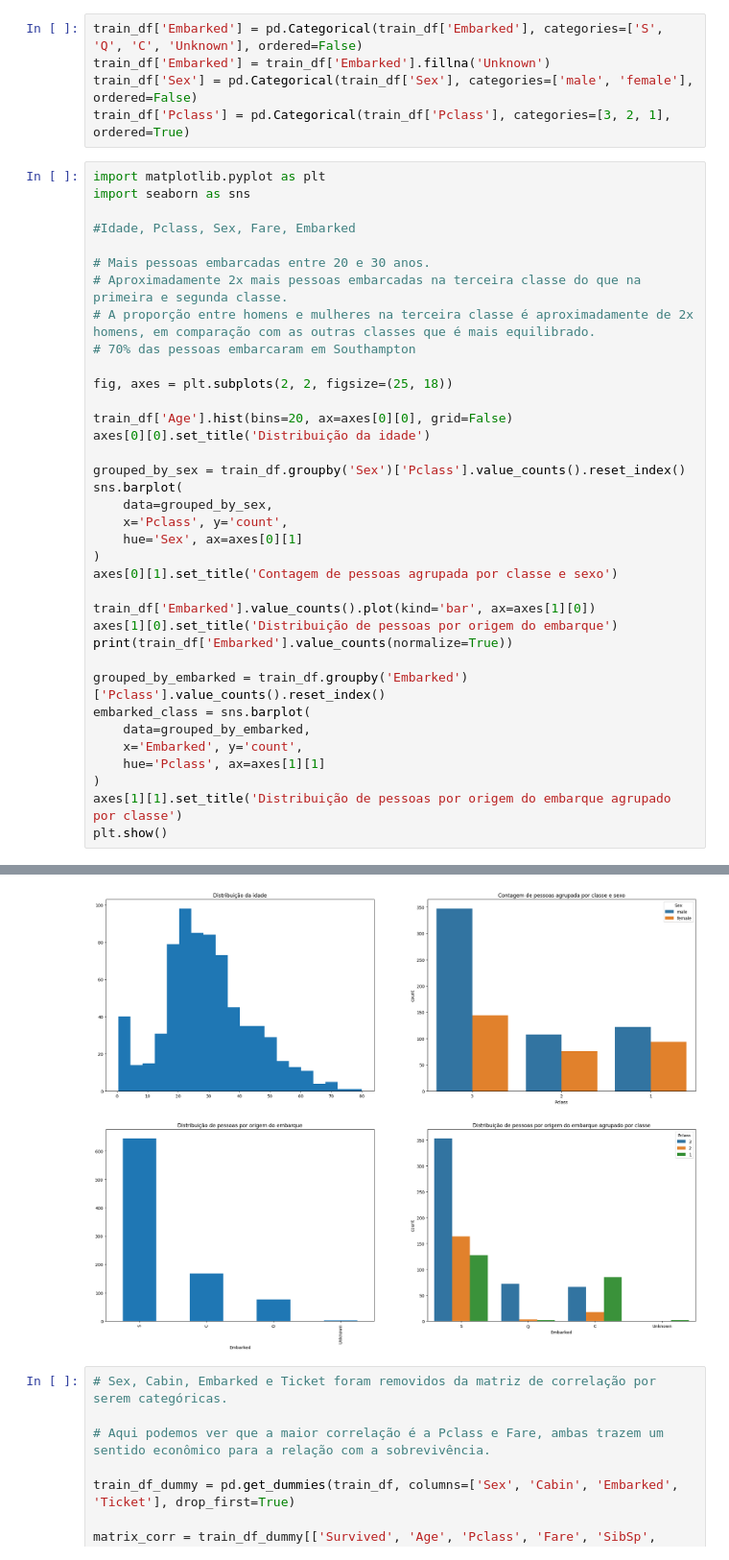
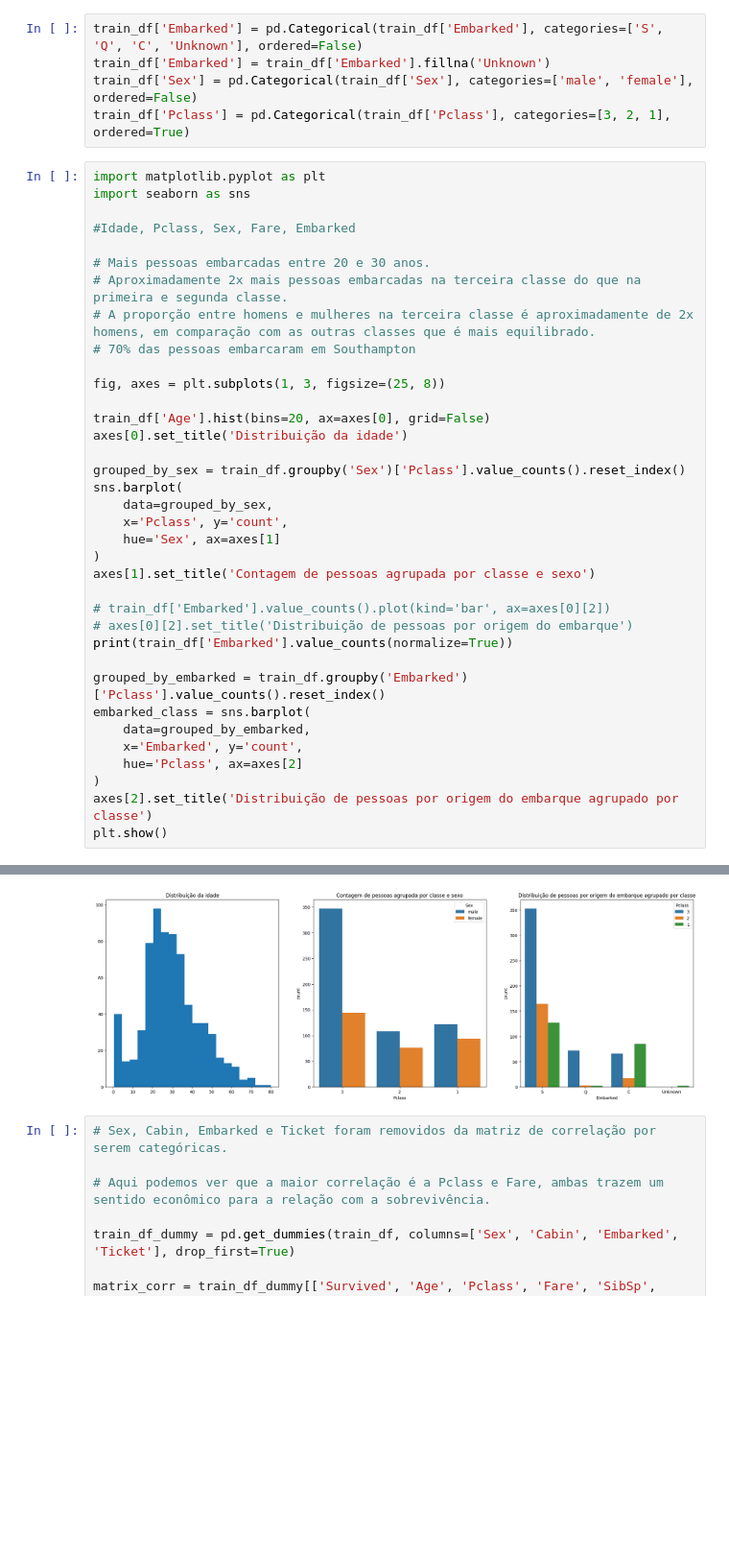
Before and after one commit to nevidomyyb/titanic-challenge, a Jupyter notebook: desafio.ipynb, the cells around one changed output, grey strips where cells are left out. Shown at 96% size. Cells and saved outputs as stored; diff of their text form; blank space fills up the shorter version.

```diff
--- a/desafio.ipynb
+++ b/desafio.ipynb
@@ -38,43 +38,43 @@ import seaborn as sns
 #Idade, Pclass, Sex, Fare, Embarked
 
 # Mais pessoas embarcadas entre 20 e 30 anos.
 # Aproximadamente 2x mais pessoas embarcadas na terceira classe do que na primeira e segunda classe.
 # A proporção entre homens e mulheres na terceira classe é aproximadamente de 2x homens, em comparação com as outras classes que é mais equilibrado.
 # 70% das pessoas embarcaram em Southampton
 
-fig, axes = plt.subplots(2, 2, figsize=(25, 18))
+fig, axes = plt.subplots(1, 3, figsize=(25, 8))
 
-train_df['Age'].hist(bins=20, ax=axes[0][0], grid=False)
-axes[0][0].set_title('Distribuição da idade')
+train_df['Age'].hist(bins=20, ax=axes[0], grid=False)
+axes[0].set_title('Distribuição da idade')
 
 grouped_by_sex = train_df.groupby('Sex')['Pclass'].value_counts().reset_index()
 sns.barplot(
     data=grouped_by_sex,
     x='Pclass', y='count',
-    hue='Sex', ax=axes[0][1]
+    hue='Sex', ax=axes[1]
 )
-axes[0][1].set_title('Contagem de pessoas agrupada por classe e sexo')
+axes[1].set_title('Contagem de pessoas agrupada por classe e sexo')
 
-train_df['Embarked'].value_counts().plot(kind='bar', ax=axes[1][0])
-axes[1][0].set_title('Distribuição de pessoas por origem do embarque')
+# train_df['Embarked'].value_counts().plot(kind='bar', ax=axes[0][2])
+# axes[0][2].set_title('Distribuição de pessoas por origem do embarque')
 print(train_df['Embarked'].value_counts(normalize=True))
 
 grouped_by_embarked = train_df.groupby('Embarked')['Pclass'].value_counts().reset_index()
 embarked_class = sns.barplot(
     data=grouped_by_embarked,
     x='Embarked', y='count',
-    hue='Pclass', ax=axes[1][1]
+    hue='Pclass', ax=axes[2]
 )
-axes[1][1].set_title('Distribuição de pessoas por origem do embarque agrupado por classe')
+axes[2].set_title('Distribuição de pessoas por origem do embarque agrupado por classe')
 plt.show()
 # %% [output]
 Embarked
 S          0.722783
 C          0.188552
 Q          0.086420
 Unknown    0.002245
 Name: proportion, dtype: float64
-[figure, old version]
+[figure, new version]
 # %%
 # Sex, Cabin, Embarked e Ticket foram removidos da matriz de correlação por serem categóricas.
 
```
Also changed, not shown: parts of 11 cells of this notebook.
